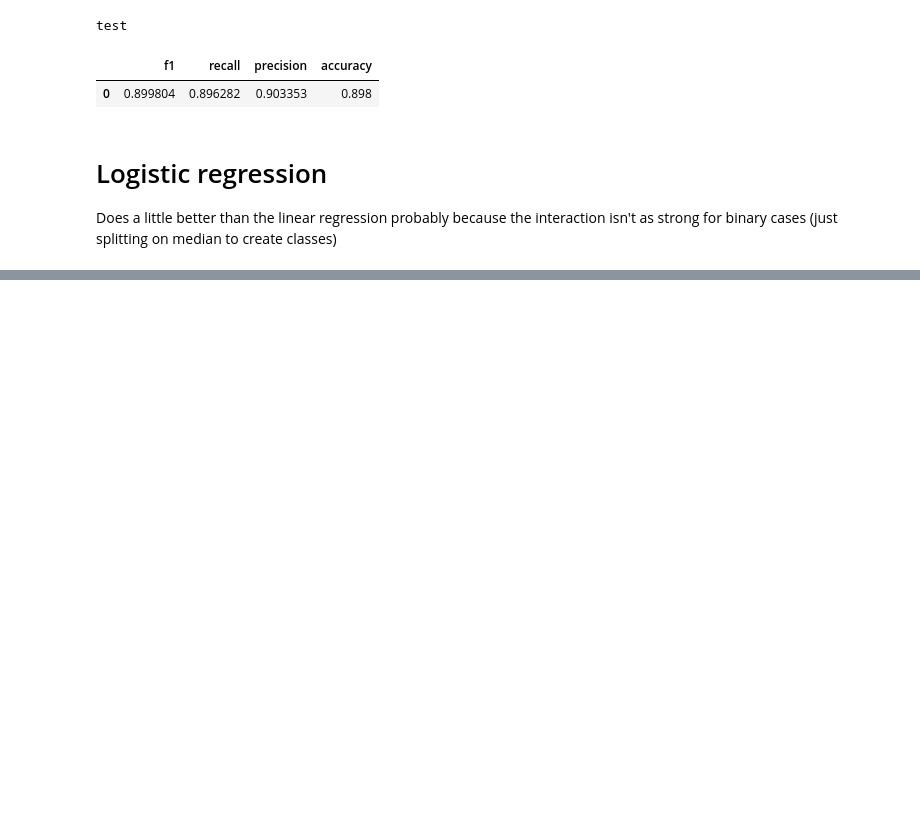
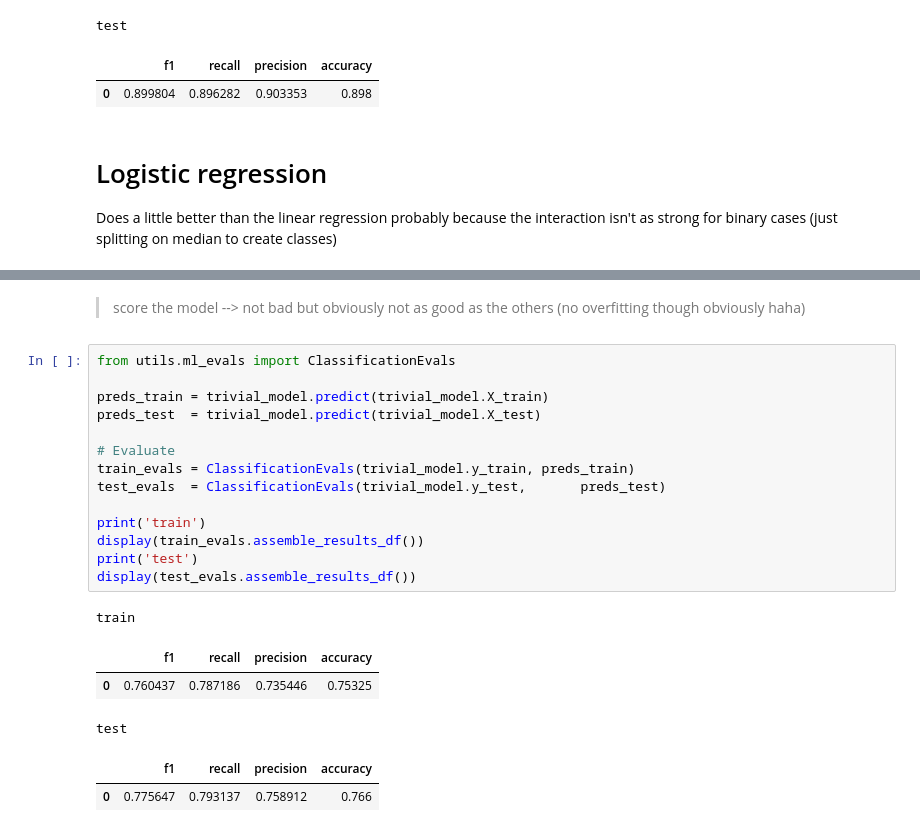
Before and after one commit to seanczak/ds-interviews, a Jupyter notebook: sample_nb.ipynb, the cells around one changed output, grey strips where cells are left out. Cells and saved outputs as stored; diff of their text form; blank space fills up the shorter version.

```diff
--- a/sample_nb.ipynb
+++ b/sample_nb.ipynb
@@ -702,0 +838,23 @@ test
+# %% [markdown]
+> score the model --> not bad but obviously not as good as the others (no overfitting though obviously haha)
+# %%
+from utils.ml_evals import ClassificationEvals
+
+preds_train = trivial_model.predict(trivial_model.X_train)
+preds_test  = trivial_model.predict(trivial_model.X_test)
+
+# Evaluate
+train_evals = ClassificationEvals(trivial_model.y_train, preds_train)
+test_evals  = ClassificationEvals(trivial_model.y_test,       preds_test)
+
+print('train')
+display(train_evals.assemble_results_df())
+print('test')
+display(test_evals.assemble_results_df())
+# %% [output]
+train
+|  | f1 | recall | precision | accuracy |
+| 0 | 0.760437 | 0.787186 | 0.735446 | 0.75325 |
+test
+|  | f1 | recall | precision | accuracy |
+| 0 | 0.775647 | 0.793137 | 0.758912 | 0.766 |
```
Also changed, not shown: parts of 19 cells of this notebook, 2 other files.
